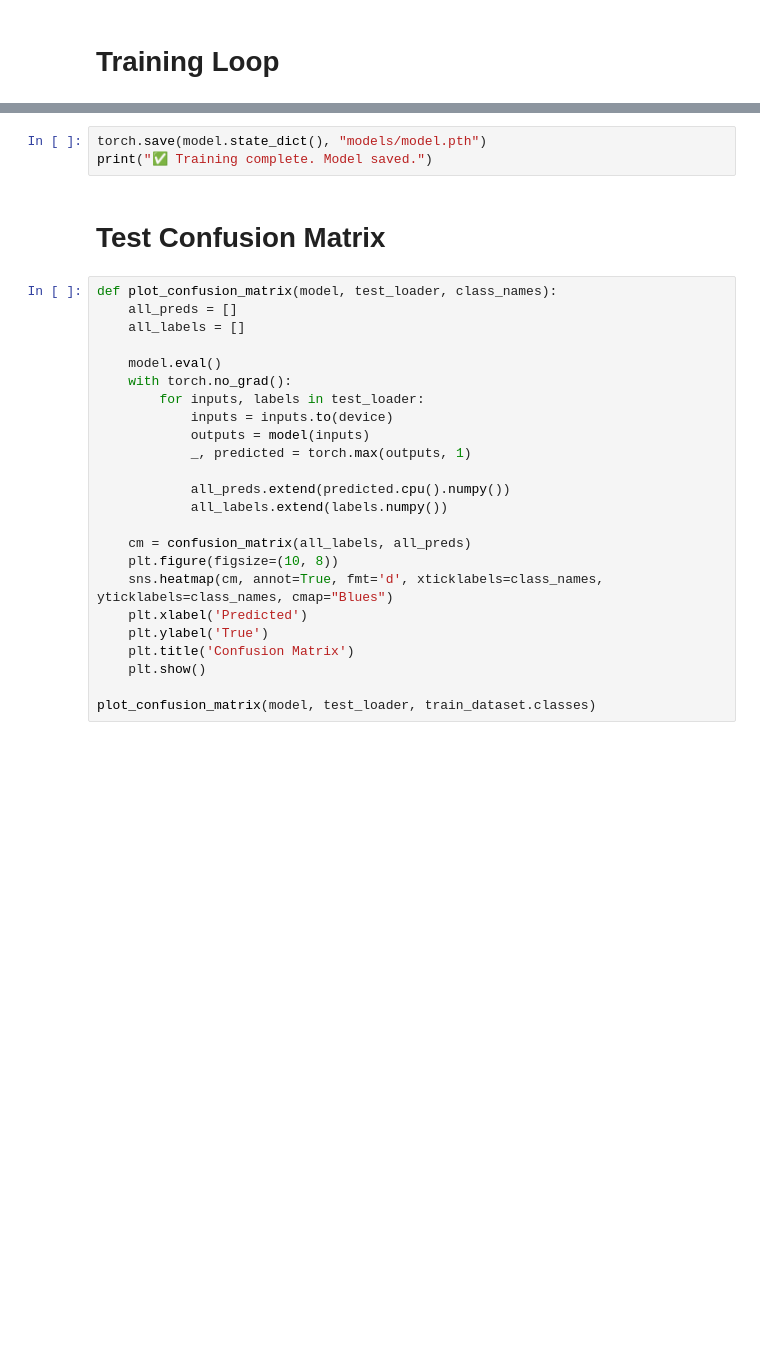
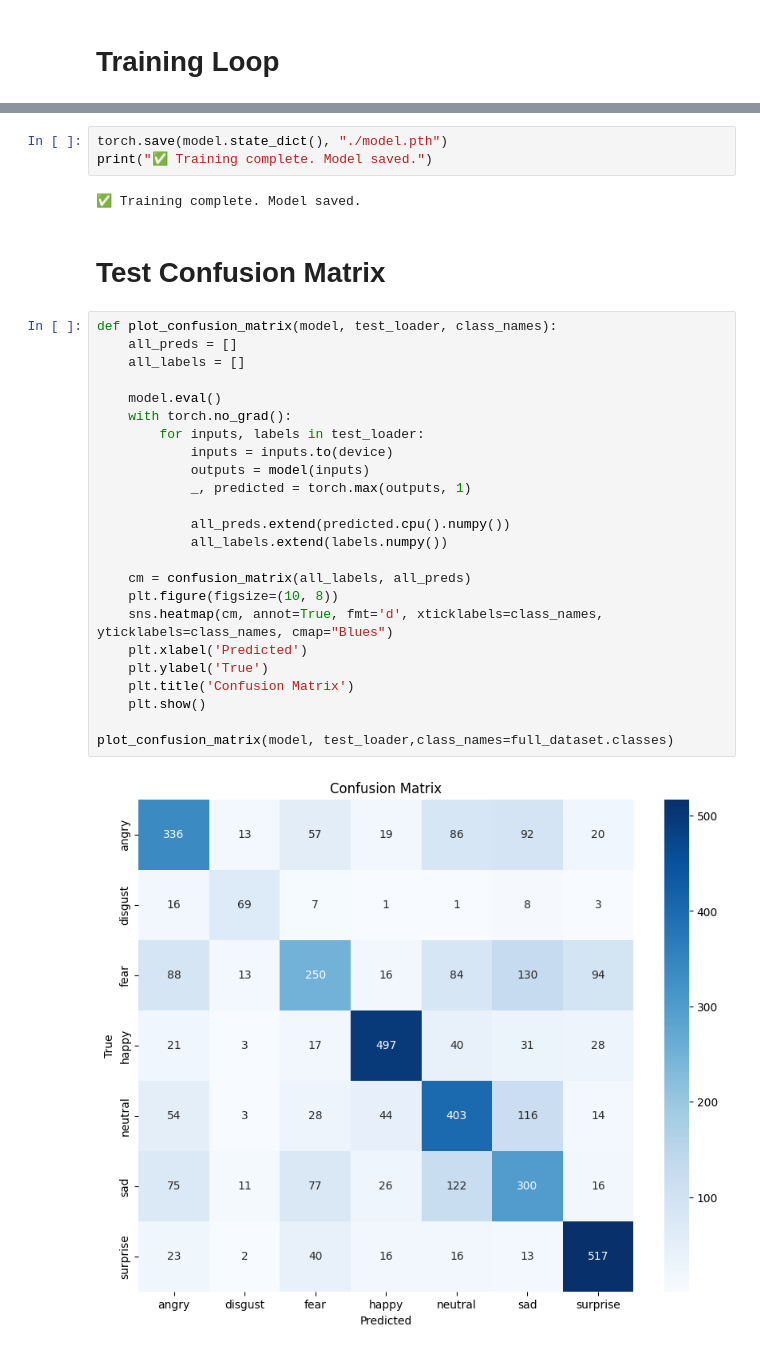
Before and after one commit to Sagexd08/Serene-Mind-AI-Powered-Mental-Health-Emotion-Detection, a Jupyter notebook: cnn.ipynb, the cells around one changed output, grey strips where cells are left out. Saved outputs shown, nothing was run; the diff lists cells and outputs as text; blank space fills up the shorter version.

```diff
--- a/cnn.ipynb
+++ b/cnn.ipynb
@@ -228,29 +228,33 @@ Epoch 24/50 | Train Loss: 57.9833 | LR: 0.000250 | Train Acc: 0.5563 | Val Loss:
 # %%
-torch.save(model.state_dict(), "models/model.pth")
+torch.save(model.state_dict(), "./model.pth")
 print("✅ Training complete. Model saved.")
+# %% [output]
+✅ Training complete. Model saved.
 # %% [markdown]
 # Test Confusion Matrix
 # %%
 def plot_confusion_matrix(model, test_loader, class_names):
     all_preds = []
     all_labels = []
 
     model.eval()
     with torch.no_grad():
         for inputs, labels in test_loader:
             inputs = inputs.to(device)
             outputs = model(inputs)
             _, predicted = torch.max(outputs, 1)
 
             all_preds.extend(predicted.cpu().numpy())
             all_labels.extend(labels.numpy())
 
     cm = confusion_matrix(all_labels, all_preds)
     plt.figure(figsize=(10, 8))
     sns.heatmap(cm, annot=True, fmt='d', xticklabels=class_names, yticklabels=class_names, cmap="Blues")
     plt.xlabel('Predicted')
     plt.ylabel('True')
     plt.title('Confusion Matrix')
     plt.show()
 
-plot_confusion_matrix(model, test_loader, train_dataset.classes)
+plot_confusion_matrix(model, test_loader,class_names=full_dataset.classes)
+# %% [output]
+[figure, added]
```
Also changed, not shown: parts of 4 cells of this notebook, 2 other files.
